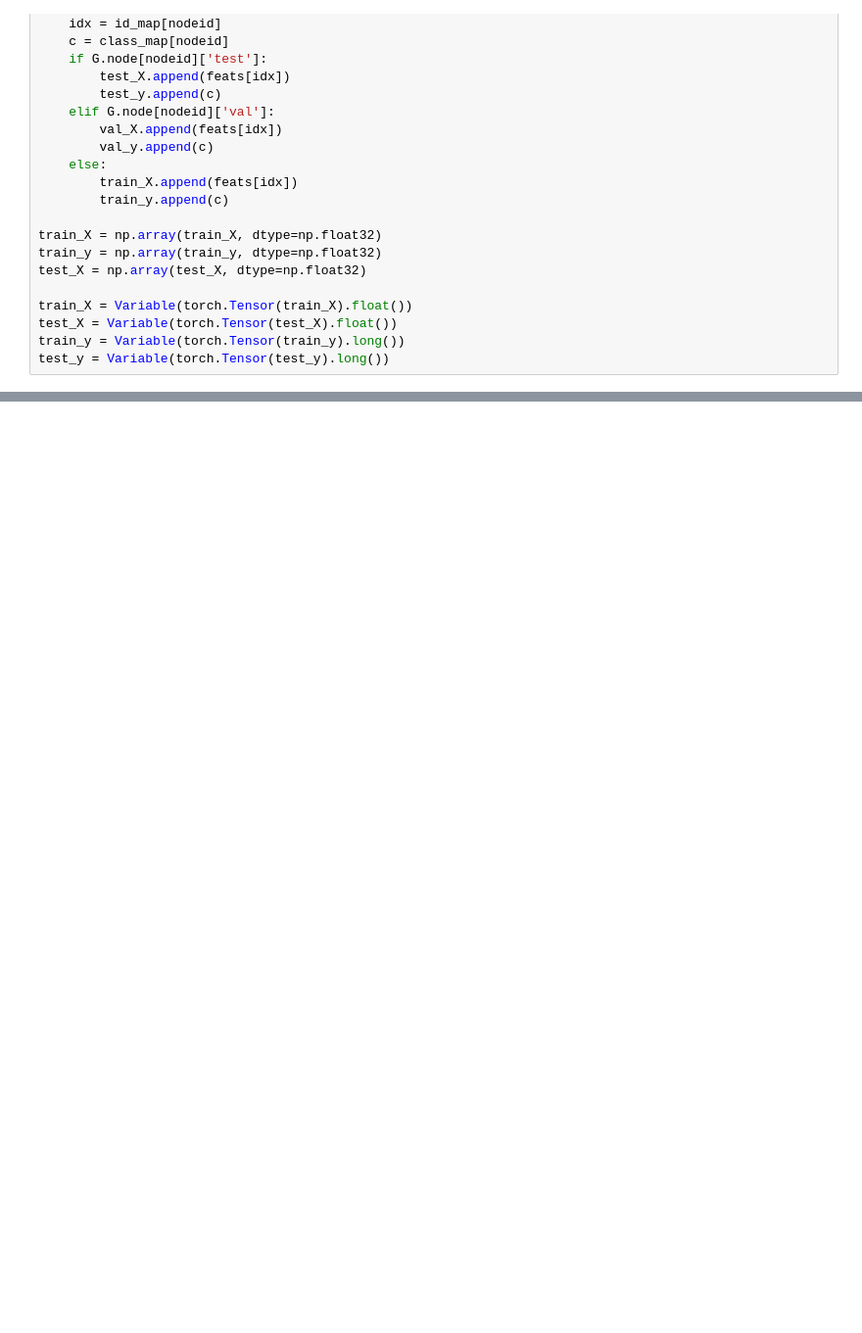
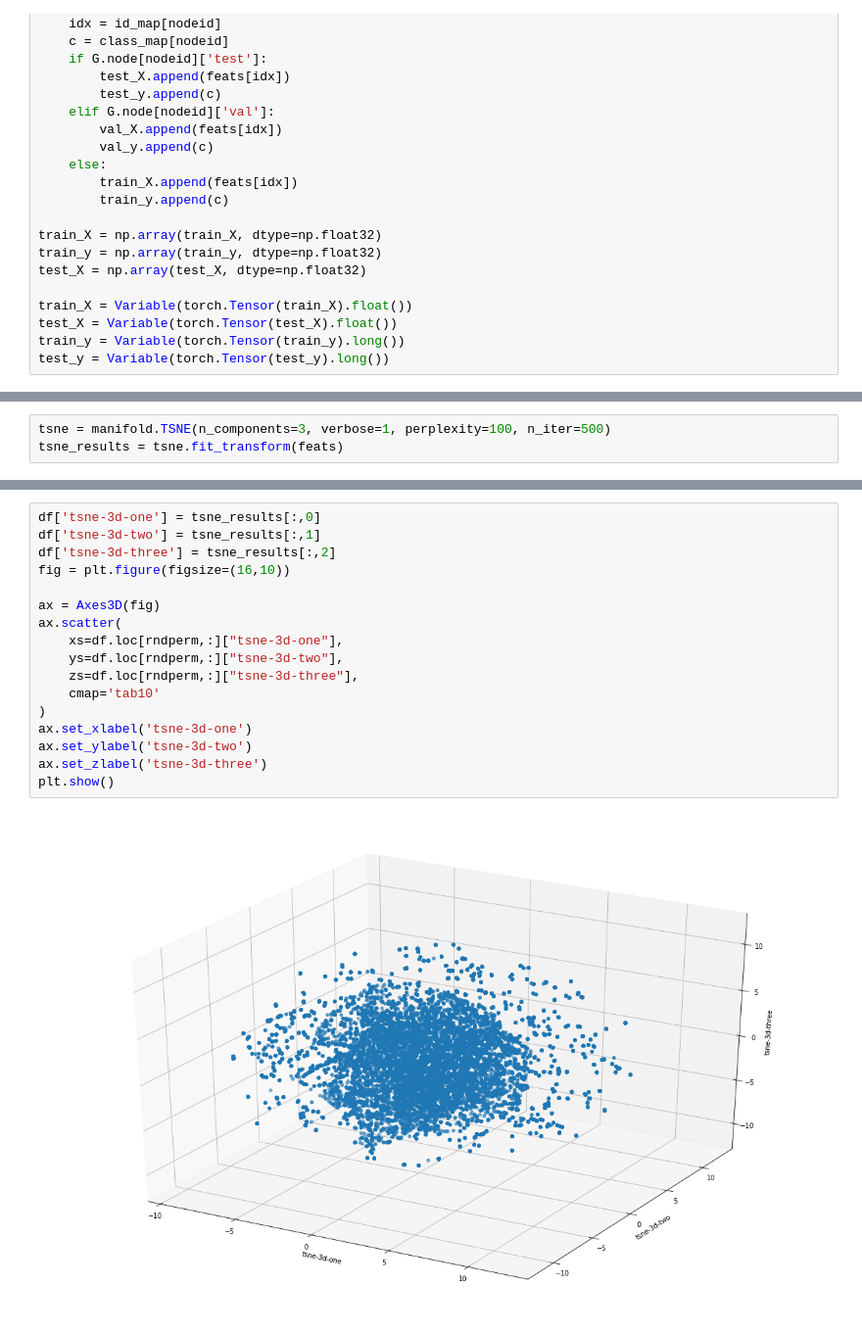
Before and after one commit to gear/GraphSAGE, a Jupyter notebook: notebooks/torch_nn.ipynb, the cells around one changed output, grey strips where cells are left out. Shown at 98% size. Saved outputs shown, nothing was run; the diff lists cells and outputs as text; blank space fills up the shorter version.

```diff
--- a/notebooks/torch_nn.ipynb
+++ b/notebooks/torch_nn.ipynb
@@ -172,0 +547,3 @@ def micro_f1(logits, labels):
+# %%
+tsne = manifold.TSNE(n_components=3, verbose=1, perplexity=100, n_iter=500)
+tsne_results = tsne.fit_transform(feats)
@@ -172,0 +568,19 @@ def micro_f1(logits, labels):
+# %%
+df['tsne-3d-one'] = tsne_results[:,0]
+df['tsne-3d-two'] = tsne_results[:,1]
+df['tsne-3d-three'] = tsne_results[:,2]
+fig = plt.figure(figsize=(16,10))
+
+ax = Axes3D(fig)
+ax.scatter(
+    xs=df.loc[rndperm,:]["tsne-3d-one"],
+    ys=df.loc[rndperm,:]["tsne-3d-two"],
+    zs=df.loc[rndperm,:]["tsne-3d-three"],
+    cmap='tab10'
+)
+ax.set_xlabel('tsne-3d-one')
+ax.set_ylabel('tsne-3d-two')
+ax.set_zlabel('tsne-3d-three')
+plt.show()
+# %% [output]
+[figure, added]
```
Also changed, not shown: parts of 67 cells of this notebook, 5 other files.
